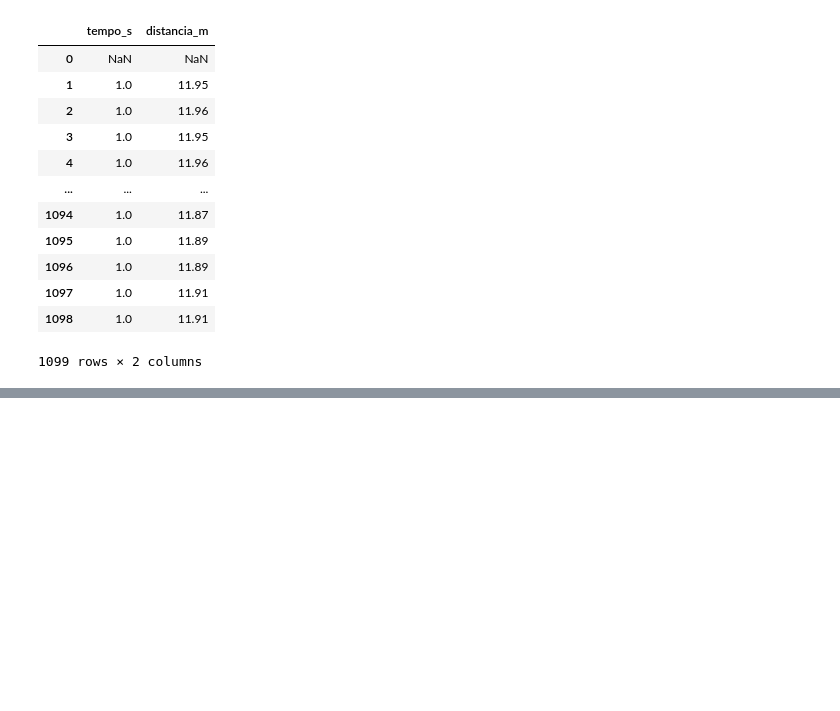
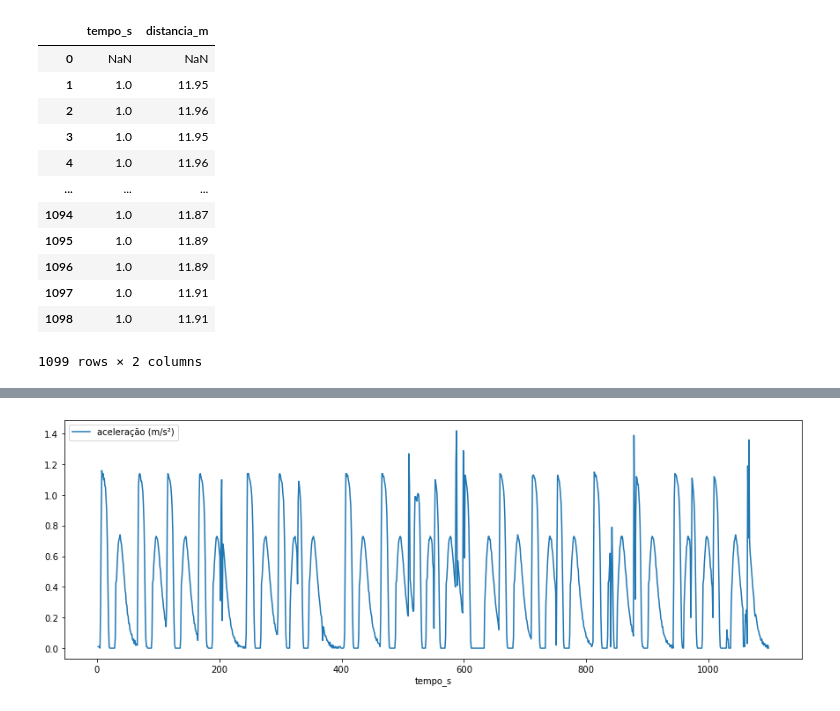
Before and after one commit to mhnasser/otmizacao_onibus_hibridos, a Jupyter notebook: notebooks/rascunho.ipynb, the cells around one changed output, grey strips where cells are left out. Cells and saved outputs as stored; diff of their text form; code cells hidden in the pictures; blank space fills up the shorter version.

```diff
--- a/notebooks/rascunho.ipynb
+++ b/notebooks/rascunho.ipynb
@@ -74,0 +133,5 @@ plt.show()
+# %%
+delta = df.diff()
+df['acc'] = abs(delta['velocidade'])/delta['tempo_s']
+df.fillna(0, inplace=True)
+df.head()
@@ -74,0 +145,9 @@ plt.show()
+# %%
+temp = pd.Series(data=df['acc'][2:].values,
+                 index=df['tempo_s'][2:])
+
+temp.plot(figsize=(15, 5), label="aceleração (m/s²)", legend=True)
+
+plt.show()
+# %% [output]
+[figure, added]
```
Also changed, not shown: parts of 15 cells of this notebook.
